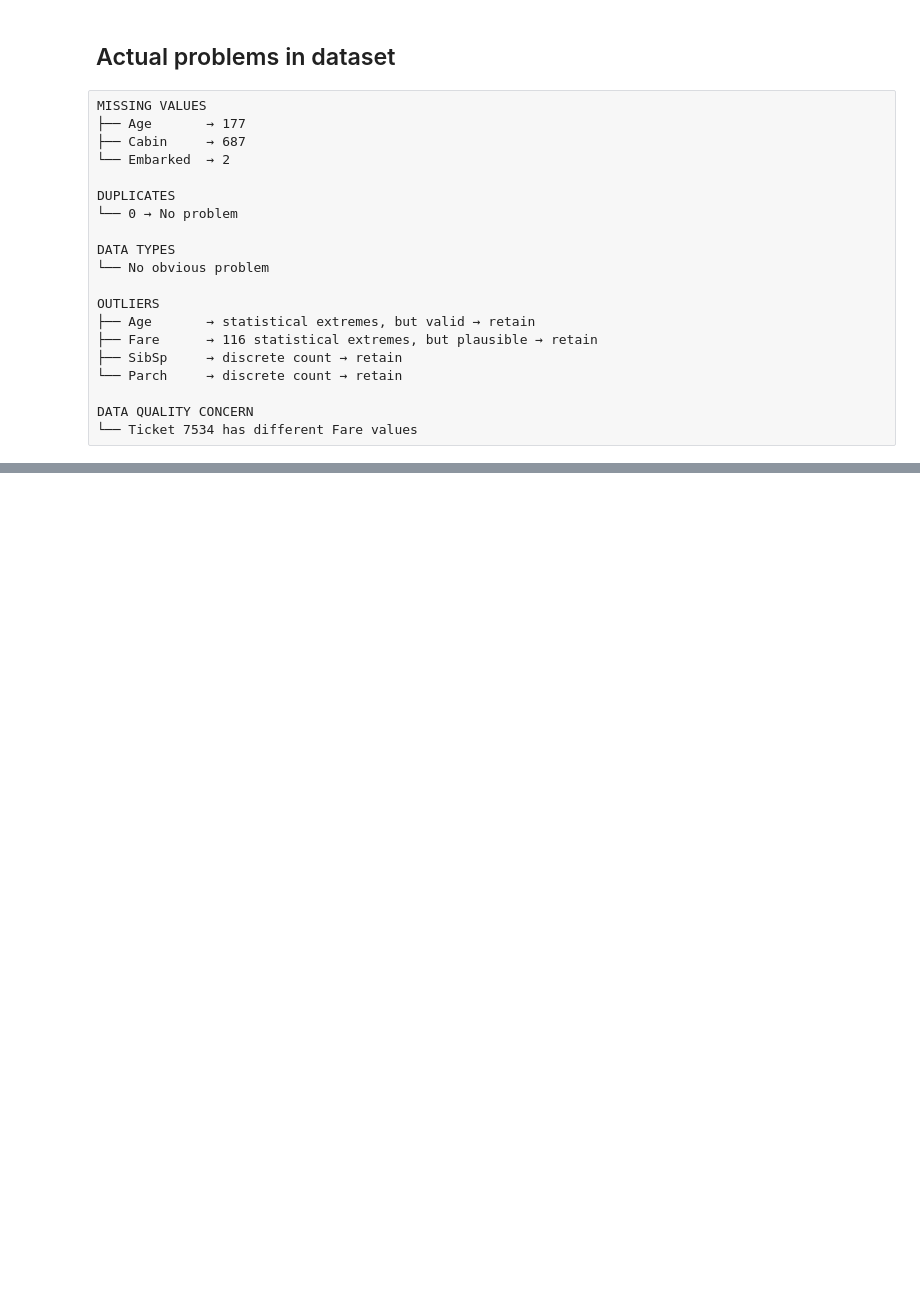
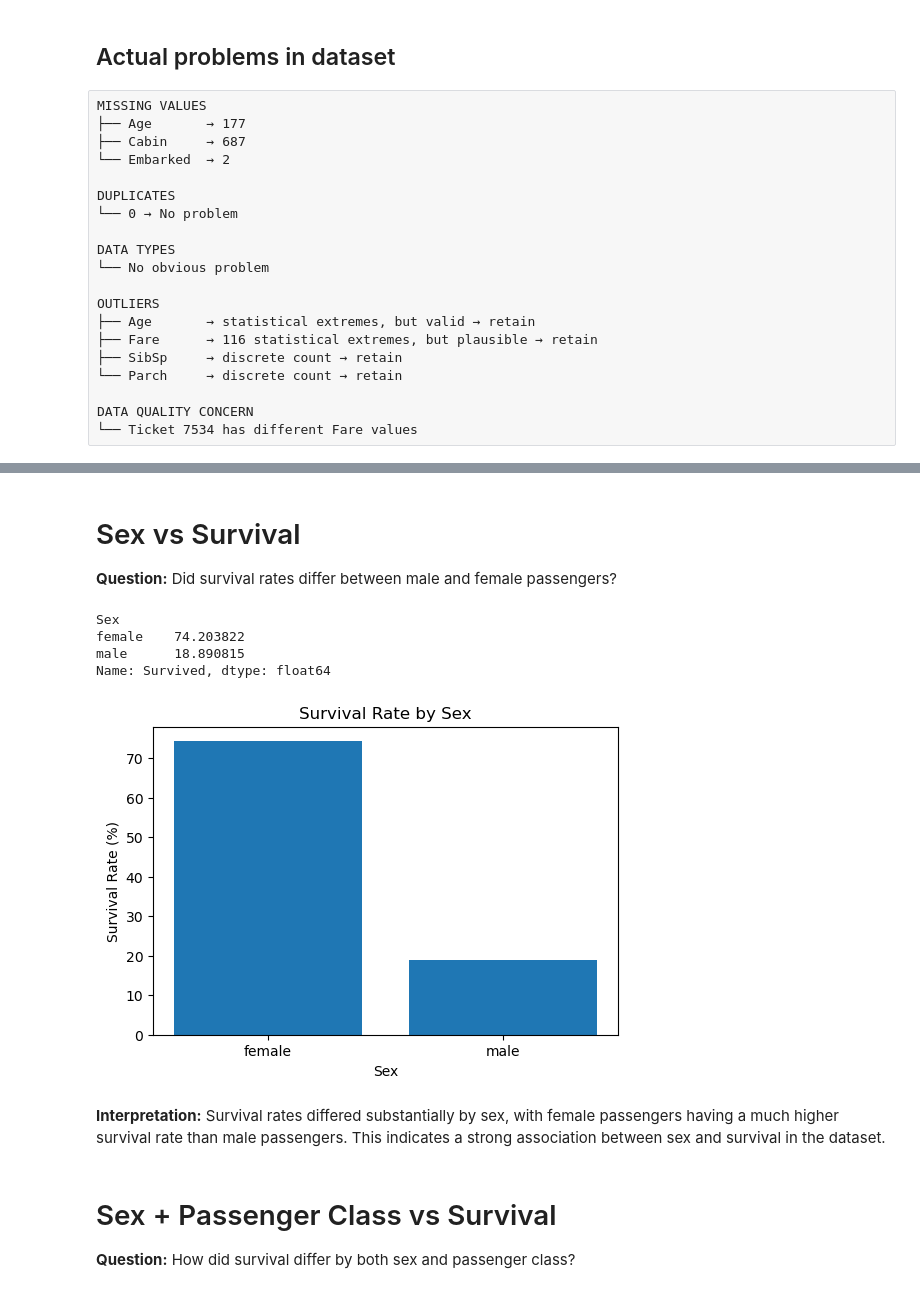
Before and after one commit to jatin-G-V/practice, a Jupyter notebook: week2/EDA_Challenge/EDA.ipynb, the cells around one changed output, grey strips where cells are left out. Cells and saved outputs as stored; diff of their text form; code cells hidden in the pictures; blank space fills up the shorter version.

```diff
--- a/week2/EDA_Challenge/EDA.ipynb
+++ b/week2/EDA_Challenge/EDA.ipynb
@@ -280,0 +534,34 @@ DATA QUALITY CONCERN
+# %% [markdown]
+# Sex vs Survival
+**Question:** Did survival rates differ between male and female passengers?
+# %%
+# Calculate survival rate for each sex
+survival_by_sex = df.groupby("Sex")["Survived"].mean() * 100
+
+survival_by_sex
+# %% [output]
+Sex
+female    74.203822
+male      18.890815
+Name: Survived, dtype: float64
+# %%
+# Visualize survival rate by sex
+plt.figure(figsize=(6, 4))
+
+plt.bar(
+    survival_by_sex.index,
+    survival_by_sex.values
+)
+
+plt.xlabel("Sex")
+plt.ylabel("Survival Rate (%)")
+plt.title("Survival Rate by Sex")
+
+plt.show()
+# %% [output]
+[figure, added]
+# %% [markdown]
+**Interpretation:** Survival rates differed substantially by sex, with female passengers having a much higher survival rate than male passengers. This indicates a strong association between sex and survival in the dataset.
+# %% [markdown]
+# Sex + Passenger Class vs Survival
+**Question:** How did survival differ by both sex and passenger class?
```
Also changed, not shown: parts of 59 cells of this notebook, 1 other file.
